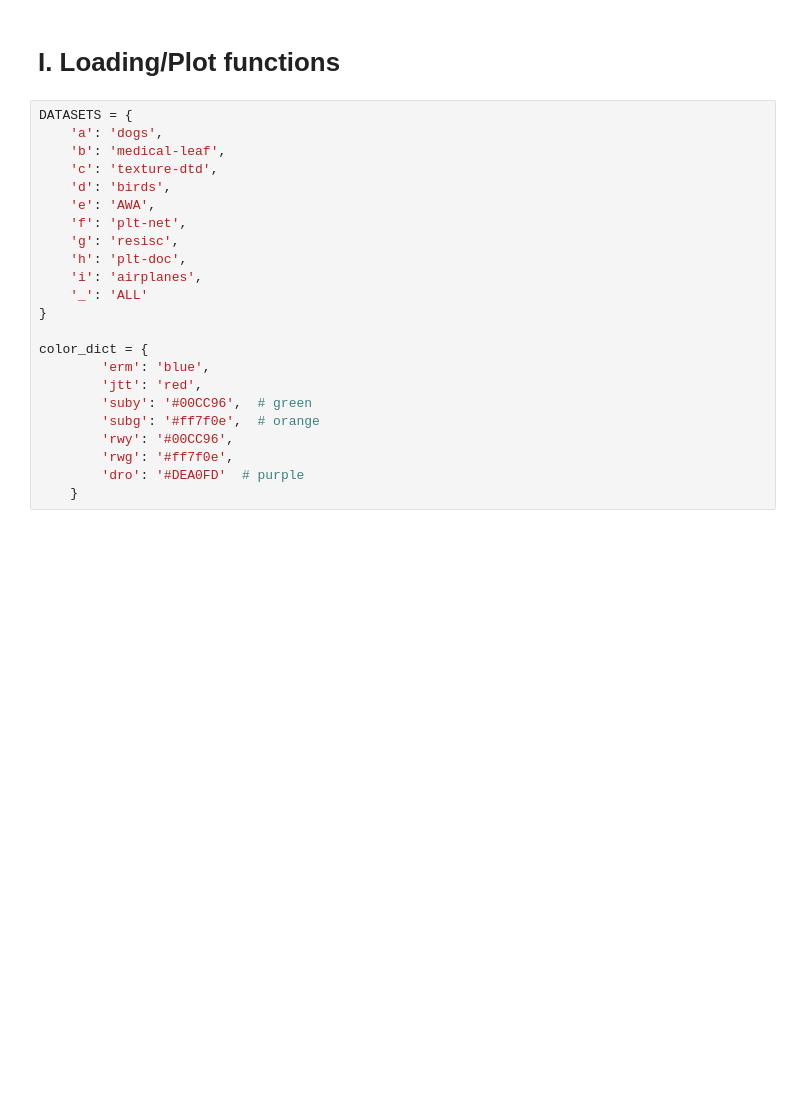
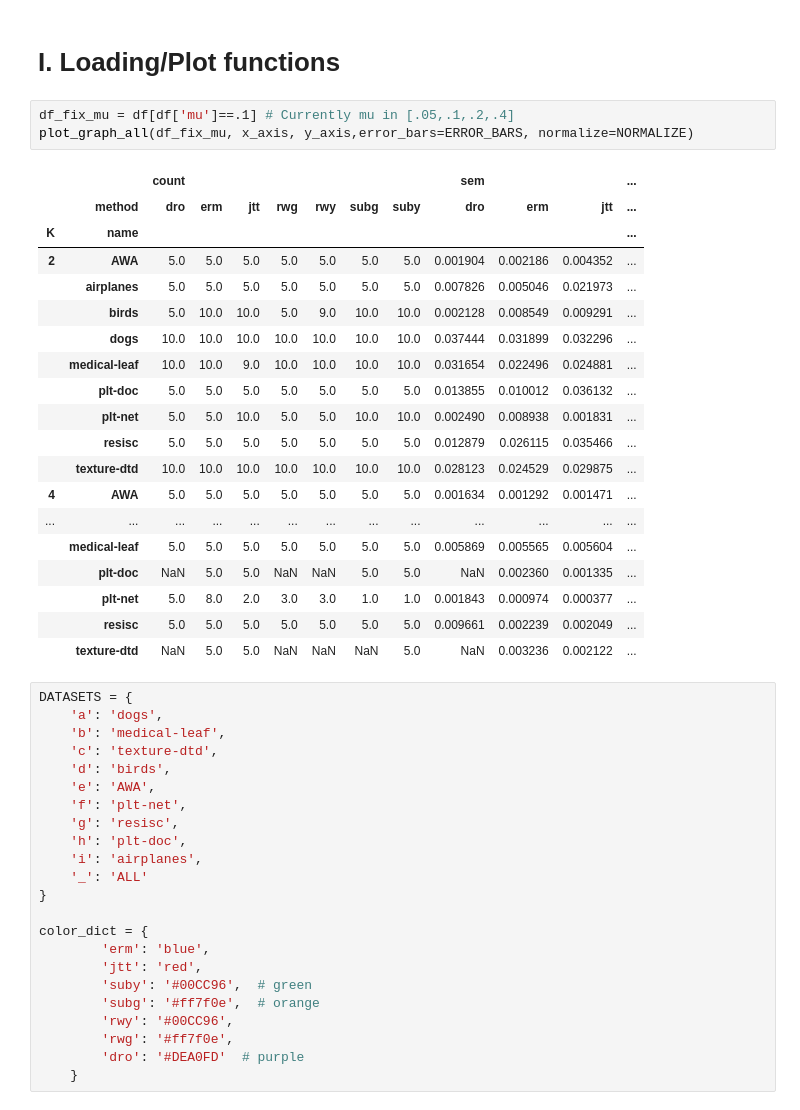
Before and after one commit to AurelienGauffre/SMABalancingGroups, a Jupyter notebook: SMA_Analysis.ipynb, the cells around one changed output. Cells and saved outputs as stored; diff of their text form; blank space fills up the shorter version.

```diff
--- a/SMA_Analysis.ipynb
+++ b/SMA_Analysis.ipynb
@@ -1,5 +1,28 @@
 # %% [markdown]
 # I. Loading/Plot functions
+# %%
+df_fix_mu = df[df['mu']==.1] # Currently mu in [.05,.1,.2,.4]
+plot_graph_all(df_fix_mu, x_axis, y_axis,error_bars=ERROR_BARS, normalize=NORMALIZE)
+# %% [output]
+|  |  | count |  |  |  |  |  |  | sem |  |  | ... |
+|  | method | dro | erm | jtt | rwg | rwy | subg | suby | dro | erm | jtt | ... |
+| K | name |  |  |  |  |  |  |  |  |  |  | ... |
+| 2 | AWA | 5.0 | 5.0 | 5.0 | 5.0 | 5.0 | 5.0 | 5.0 | 0.001904 | 0.002186 | 0.004352 | ... |
+|  | airplanes | 5.0 | 5.0 | 5.0 | 5.0 | 5.0 | 5.0 | 5.0 | 0.007826 | 0.005046 | 0.021973 | ... |
+|  | birds | 5.0 | 10.0 | 10.0 | 5.0 | 9.0 | 10.0 | 10.0 | 0.002128 | 0.008549 | 0.009291 | ... |
+|  | dogs | 10.0 | 10.0 | 10.0 | 10.0 | 10.0 | 10.0 | 10.0 | 0.037444 | 0.031899 | 0.032296 | ... |
+|  | medical-leaf | 10.0 | 10.0 | 9.0 | 10.0 | 10.0 | 10.0 | 10.0 | 0.031654 | 0.022496 | 0.024881 | ... |
+|  | plt-doc | 5.0 | 5.0 | 5.0 | 5.0 | 5.0 | 5.0 | 5.0 | 0.013855 | 0.010012 | 0.036132 | ... |
+|  | plt-net | 5.0 | 5.0 | 10.0 | 5.0 | 5.0 | 10.0 | 10.0 | 0.002490 | 0.008938 | 0.001831 | ... |
+|  | resisc | 5.0 | 5.0 | 5.0 | 5.0 | 5.0 | 5.0 | 5.0 | 0.012879 | 0.026115 | 0.035466 | ... |
+|  | texture-dtd | 10.0 | 10.0 | 10.0 | 10.0 | 10.0 | 10.0 | 10.0 | 0.028123 | 0.024529 | 0.029875 | ... |
+| 4 | AWA | 5.0 | 5.0 | 5.0 | 5.0 | 5.0 | 5.0 | 5.0 | 0.001634 | 0.001292 | 0.001471 | ... |
+| ... | ... | ... | ... | ... | ... | ... | ... | ... | ... | ... | ... | ... |
+|  | medical-leaf | 5.0 | 5.0 | 5.0 | 5.0 | 5.0 | 5.0 | 5.0 | 0.005869 | 0.005565 | 0.005604 | ... |
+|  | plt-doc | NaN | 5.0 | 5.0 | NaN | NaN | 5.0 | 5.0 | NaN | 0.002360 | 0.001335 | ... |
+|  | plt-net | 5.0 | 8.0 | 2.0 | 3.0 | 3.0 | 1.0 | 1.0 | 0.001843 | 0.000974 | 0.000377 | ... |
+|  | resisc | 5.0 | 5.0 | 5.0 | 5.0 | 5.0 | 5.0 | 5.0 | 0.009661 | 0.002239 | 0.002049 | ... |
+|  | texture-dtd | NaN | 5.0 | 5.0 | NaN | NaN | NaN | 5.0 | NaN | 0.003236 | 0.002122 | ... |
 # %%
 DATASETS = {
     'a': 'dogs',
```
Also changed, not shown: parts of 4 cells of this notebook, 8 other files.
